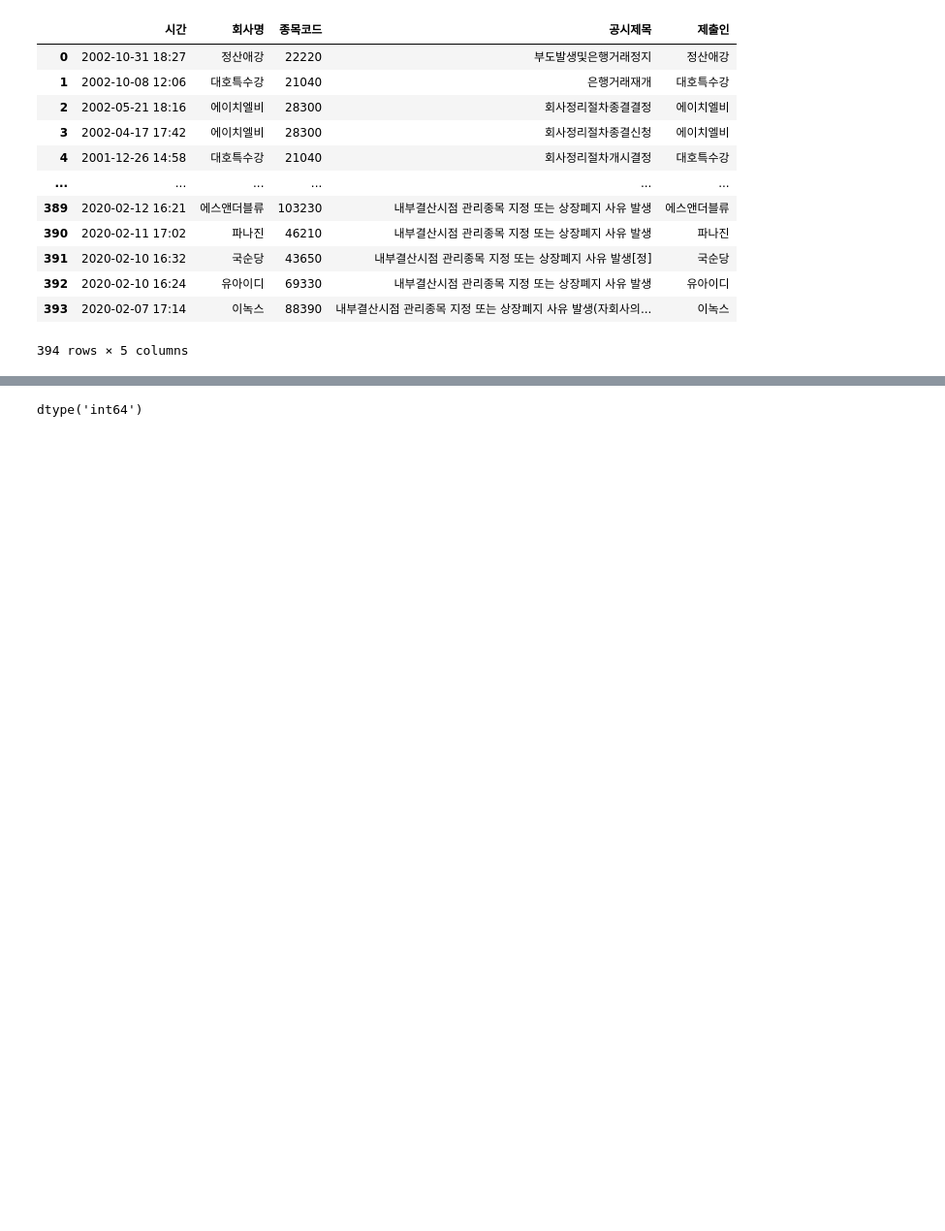
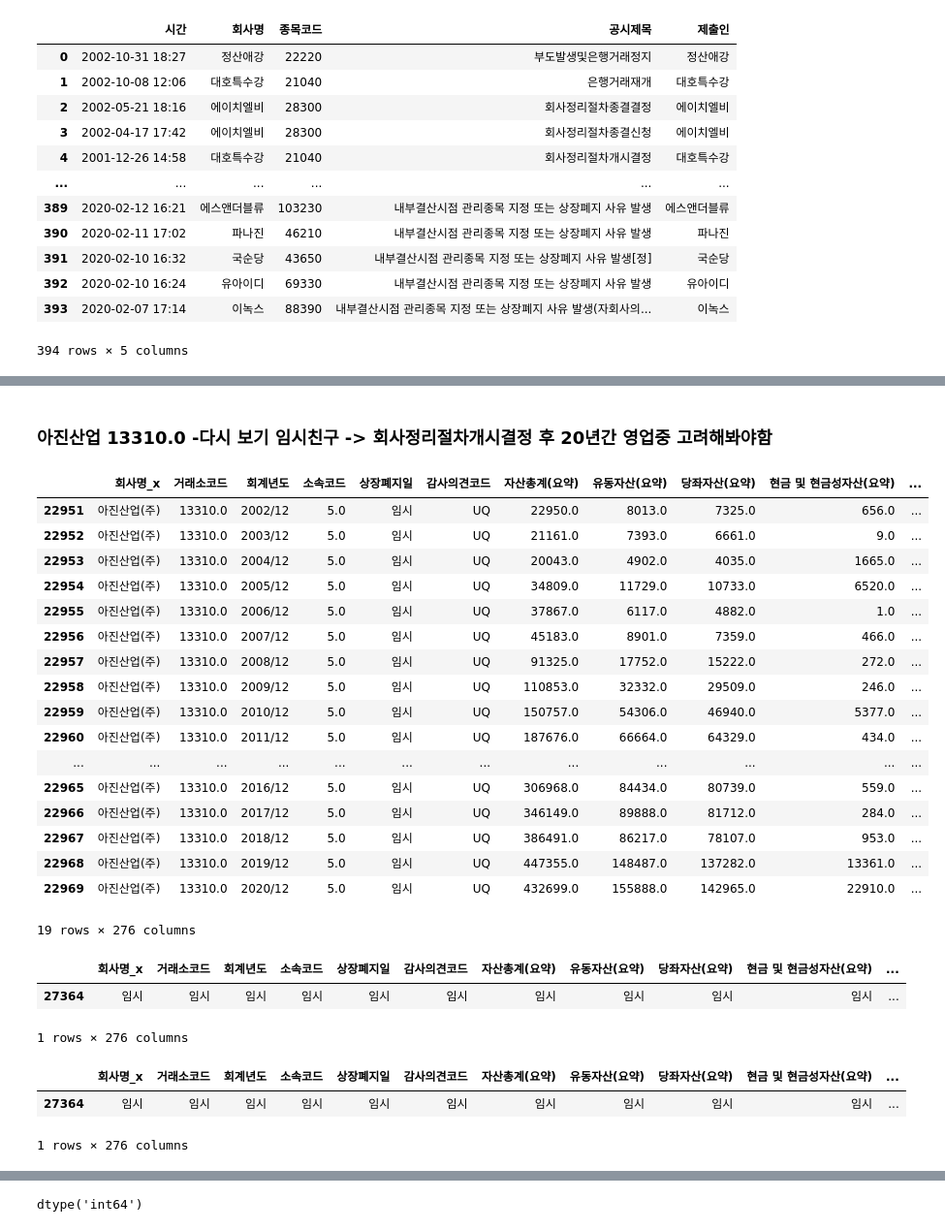
Before and after one commit to JxxHxxx/Ubion-CorporateBankruptcyAnalysis, a Jupyter notebook: Code/SH/prac.ipynb, the cells around one changed output, grey strips where cells are left out. Shown: that part at 97% size. Saved outputs shown, nothing was run; the diff lists cells and outputs as text; code cells hidden in the pictures; blank space fills up the shorter version.

```diff
--- a/Code/SH/prac.ipynb
+++ b/Code/SH/prac.ipynb
@@ -46,0 +242,2 @@ bankrupt_df.to_csv('kind_bankrupt_df.csv')
+# %%
+merged.loc[merged['key'] == '333102021', '공시제목'] = '화의채무변제완료보고서제출'
@@ -46,0 +274,29 @@ bankrupt_df.to_csv('kind_bankrupt_df.csv')
+# %% [markdown]
+### **아진산업** 13310.0 -다시 보기 임시친구 -> 회사정리절차개시결정 후 20년간 영업중 고려해봐야함
+# %%
+merged.loc[merged['거래소코드'] == 13310.0]
+# %% [output]
+|  | 회사명_x | 거래소코드 | 회계년도 | 소속코드 | 상장폐지일 | 감사의견코드 | 자산총계(요약) | 유동자산(요약) | 당좌자산(요약) | 현금 및 현금성자산(요약) | ... |
+| 22951 | 아진산업(주) | 13310.0 | 2002/12 | 5.0 | 임시 | UQ | 22950.0 | 8013.0 | 7325.0 | 656.0 | ... |
+| 22952 | 아진산업(주) | 13310.0 | 2003/12 | 5.0 | 임시 | UQ | 21161.0 | 7393.0 | 6661.0 | 9.0 | ... |
+| 22953 | 아진산업(주) | 13310.0 | 2004/12 | 5.0 | 임시 | UQ | 20043.0 | 4902.0 | 4035.0 | 1665.0 | ... |
+| 22954 | 아진산업(주) | 13310.0 | 2005/12 | 5.0 | 임시 | UQ | 34809.0 | 11729.0 | 10733.0 | 6520.0 | ... |
+| 22955 | 아진산업(주) | 13310.0 | 2006/12 | 5.0 | 임시 | UQ | 37867.0 | 6117.0 | 4882.0 | 1.0 | ... |
+| 22956 | 아진산업(주) | 13310.0 | 2007/12 | 5.0 | 임시 | UQ | 45183.0 | 8901.0 | 7359.0 | 466.0 | ... |
+| 22957 | 아진산업(주) | 13310.0 | 2008/12 | 5.0 | 임시 | UQ | 91325.0 | 17752.0 | 15222.0 | 272.0 | ... |
+| 22958 | 아진산업(주) | 13310.0 | 2009/12 | 5.0 | 임시 | UQ | 110853.0 | 32332.0 | 29509.0 | 246.0 | ... |
+| 22959 | 아진산업(주) | 13310.0 | 2010/12 | 5.0 | 임시 | UQ | 150757.0 | 54306.0 | 46940.0 | 5377.0 | ... |
+| 22960 | 아진산업(주) | 13310.0 | 2011/12 | 5.0 | 임시 | UQ | 187676.0 | 66664.0 | 64329.0 | 434.0 | ... |
+| ... | ... | ... | ... | ... | ... | ... | ... | ... | ... | ... | ... |
+| 22965 | 아진산업(주) | 13310.0 | 2016/12 | 5.0 | 임시 | UQ | 306968.0 | 84434.0 | 80739.0 | 559.0 | ... |
+| 22966 | 아진산업(주) | 13310.0 | 2017/12 | 5.0 | 임시 | UQ | 346149.0 | 89888.0 | 81712.0 | 284.0 | ... |
+| 22967 | 아진산업(주) | 13310.0 | 2018/12 | 5.0 | 임시 | UQ | 386491.0 | 86217.0 | 78107.0 | 953.0 | ... |
+| 22968 | 아진산업(주) | 13310.0 | 2019/12 | 5.0 | 임시 | UQ | 447355.0 | 148487.0 | 137282.0 | 13361.0 | ... |
+| 22969 | 아진산업(주) | 13310.0 | 2020/12 | 5.0 | 임시 | UQ | 432699.0 | 155888.0 | 142965.0 | 22910.0 | ... |
+19 rows × 276 columns
+# %%
+merged.loc[merged['종목코드'] == 13310.0]
+# %% [output]
+|  | 회사명_x | 거래소코드 | 회계년도 | 소속코드 | 상장폐지일 | 감사의견코드 | 자산총계(요약) | 유동자산(요약) | 당좌자산(요약) | 현금 및 현금성자산(요약) | ... |
+| 27364 | 임시 | 임시 | 임시 | 임시 | 임시 | 임시 | 임시 | 임시 | 임시 | 임시 | ... |
+1 rows × 276 columns
@@ -46,0 +305,6 @@ bankrupt_df.to_csv('kind_bankrupt_df.csv')
+# %%
+merged.loc[merged['종목코드'] == 13310.0]
+# %% [output]
+|  | 회사명_x | 거래소코드 | 회계년도 | 소속코드 | 상장폐지일 | 감사의견코드 | 자산총계(요약) | 유동자산(요약) | 당좌자산(요약) | 현금 및 현금성자산(요약) | ... |
+| 27364 | 임시 | 임시 | 임시 | 임시 | 임시 | 임시 | 임시 | 임시 | 임시 | 임시 | ... |
+1 rows × 276 columns
```
Also changed, not shown: parts of 83 cells of this notebook.
